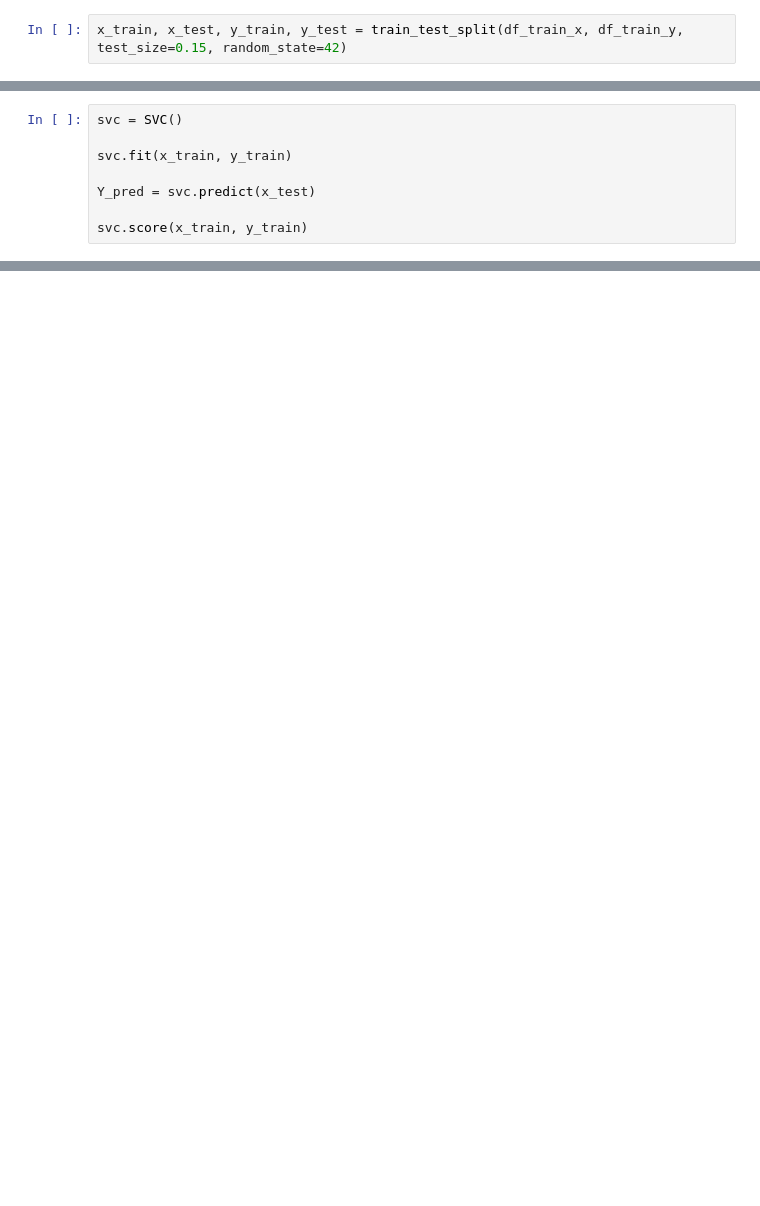
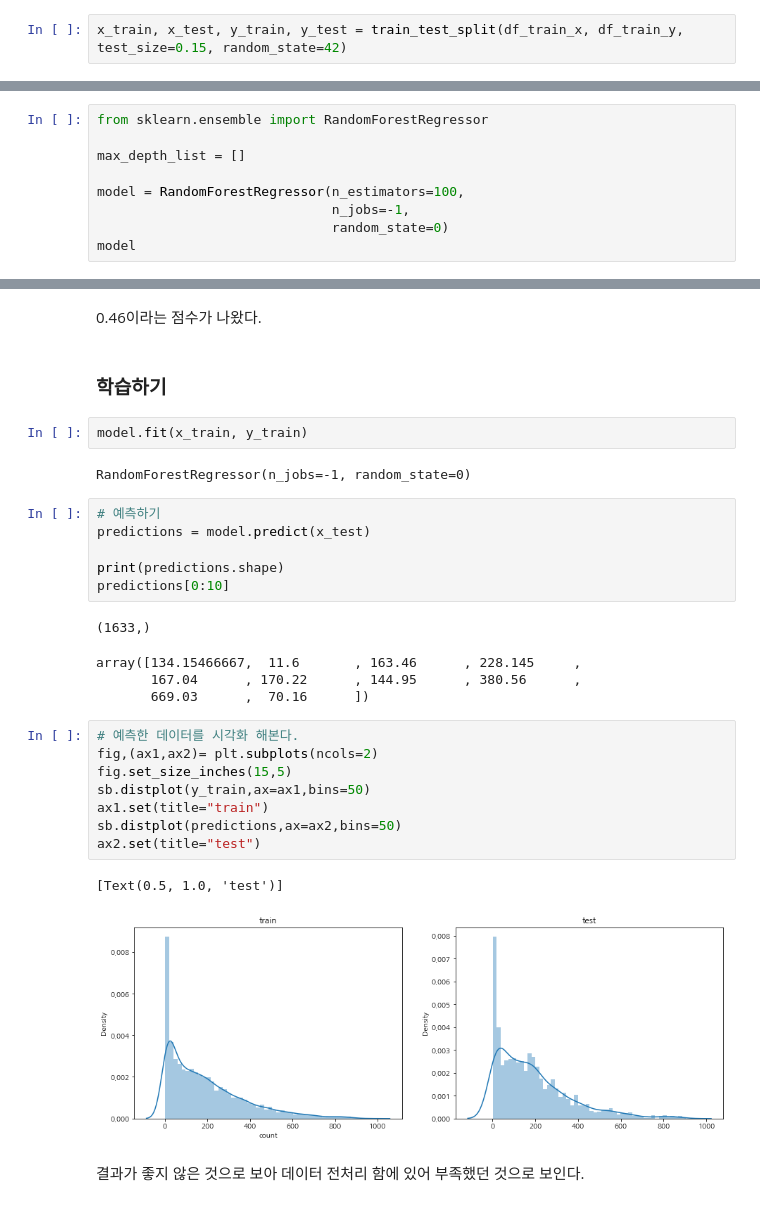
Before and after one commit to jaeyoon89/jaeyoon_study, a Jupyter notebook: bike_sharing_demand_visualization.ipynb, the cells around one changed output, grey strips where cells are left out. Saved outputs shown, nothing was run; the diff lists cells and outputs as text; blank space fills up the shorter version.

```diff
--- a/bike_sharing_demand_visualization.ipynb
+++ b/bike_sharing_demand_visualization.ipynb
@@ -566,8 +523,0 @@ lr.score(x_train, y_train)
-# %%
-svc = SVC()
-
-svc.fit(x_train, y_train)
-
-Y_pred = svc.predict(x_test)
-
-svc.score(x_train, y_train)
@@ -577,0 +568,9 @@ svc.score(x_train, y_train)
+# %%
+from sklearn.ensemble import RandomForestRegressor
+
+max_depth_list = []
+
+model = RandomForestRegressor(n_estimators=100,
+                              n_jobs=-1,
+                              random_state=0)
+model
@@ -578 +588,33 @@ svc.score(x_train, y_train)
+# %% [markdown]
+0.46이라는 점수가 나왔다.
+# %% [markdown]
+### 학습하기
+# %%
+model.fit(x_train, y_train)
+# %% [output]
+RandomForestRegressor(n_jobs=-1, random_state=0)
+# %%
+# 예측하기
+predictions = model.predict(x_test)
+
+print(predictions.shape)
+predictions[0:10]
+# %% [output]
+(1633,)
+array([134.15466667,  11.6       , 163.46      , 228.145     ,
+       167.04      , 170.22      , 144.95      , 380.56      ,
+       669.03      ,  70.16      ])
+# %%
+# 예측한 데이터를 시각화 해본다.
+fig,(ax1,ax2)= plt.subplots(ncols=2)
+fig.set_size_inches(15,5)
+sb.distplot(y_train,ax=ax1,bins=50)
+ax1.set(title="train")
+sb.distplot(predictions,ax=ax2,bins=50)
+ax2.set(title="test")
+# %% [output]
+[Text(0.5, 1.0, 'test')]
+[figure, added]
+# %% [markdown]
+결과가 좋지 않은 것으로 보아 데이터 전처리 함에 있어 부족했던 것으로 보인다.
 # %%
```
Also changed, not shown: parts of 85 cells of this notebook.
